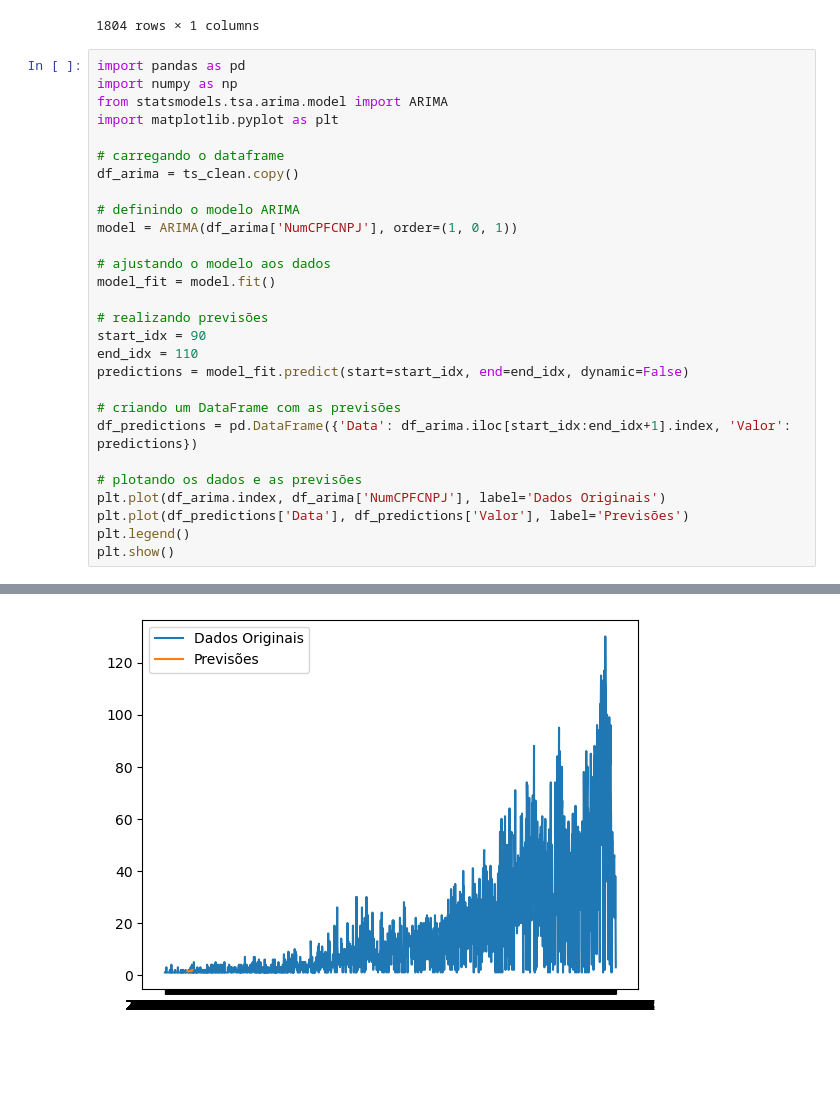
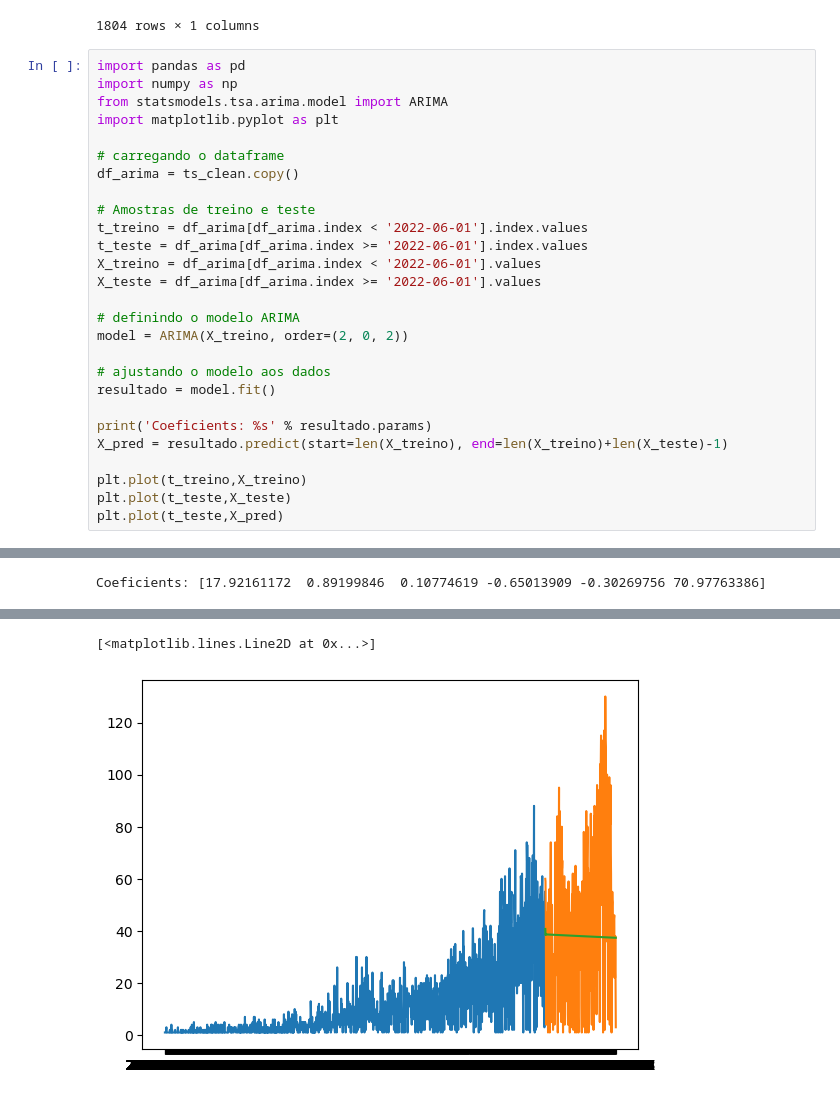
Before and after one commit to gabriel1berto/Aneel_, a Jupyter notebook: Codigos/Desafio 1.ipynb, the cells around one changed output, grey strips where cells are left out. Saved outputs shown, nothing was run; the diff lists cells and outputs as text; blank space fills up the shorter version.

```diff
--- a/Codigos/Desafio 1.ipynb
+++ b/Codigos/Desafio 1.ipynb
@@ -1273,23 +1256,22 @@ import matplotlib.pyplot as plt
 # carregando o dataframe
 df_arima = ts_clean.copy()
 
+# Amostras de treino e teste
+t_treino = df_arima[df_arima.index < '2022-06-01'].index.values
+t_teste = df_arima[df_arima.index >= '2022-06-01'].index.values
+X_treino = df_arima[df_arima.index < '2022-06-01'].values
+X_teste = df_arima[df_arima.index >= '2022-06-01'].values
+
 # definindo o modelo ARIMA
-model = ARIMA(df_arima['NumCPFCNPJ'], order=(1, 0, 1))
+model = ARIMA(X_treino, order=(2, 0, 2))
 
 # ajustando o modelo aos dados
-model_fit = model.fit()
+resultado = model.fit()
 
-# realizando previsões
-start_idx = 90
-end_idx = 110
-predictions = model_fit.predict(start=start_idx, end=end_idx, dynamic=False)
+print('Coeficients: %s' % resultado.params)
+X_pred = resultado.predict(start=len(X_treino), end=len(X_treino)+len(X_teste)-1)
 
-# criando um DataFrame com as previsões
-df_predictions = pd.DataFrame({'Data': df_arima.iloc[start_idx:end_idx+1].index, 'Valor': predictions})
-
-# plotando os dados e as previsões
-plt.plot(df_arima.index, df_arima['NumCPFCNPJ'], label='Dados Originais')
-plt.plot(df_predictions['Data'], df_predictions['Valor'], label='Previsões')
-plt.legend()
-plt.show()
+plt.plot(t_treino,X_treino)
+plt.plot(t_teste,X_teste)
+plt.plot(t_teste,X_pred)
 # %% [output]
@@ -1307,0 +1279 @@ INFO:matplotlib.category:Using categorical units to plot a list of strings that
+Coeficients: [17.92161172  0.89199846  0.10774619 -0.65013909 -0.30269756 70.97763386]
@@ -1308 +1285,2 @@ INFO:matplotlib.category:Using categorical units to plot a list of strings that
+[<matplotlib.lines.Line2D at 0x...>]
-[figure, old version]
+[figure, new version]
```
Also changed, not shown: parts of 33 cells of this notebook, 1 other file.
